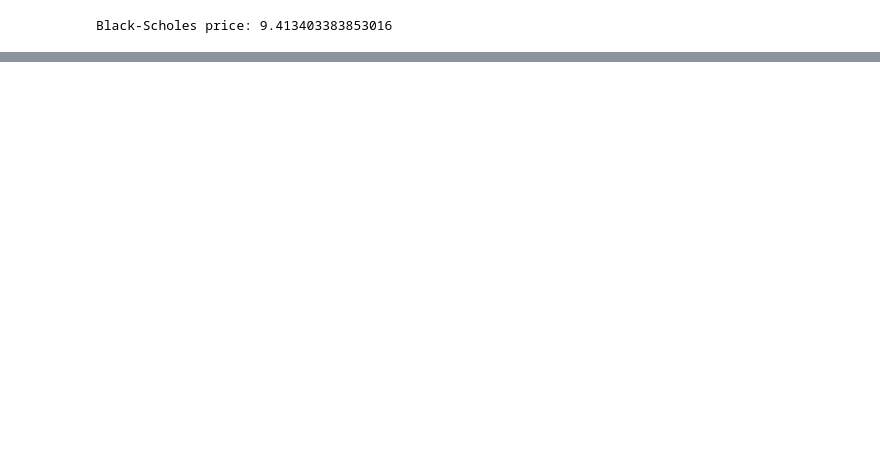
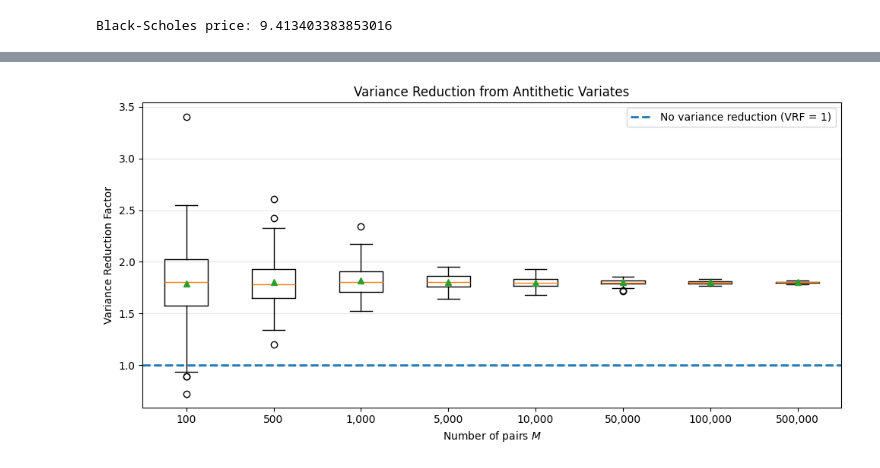
Before and after one commit to tom-fritzdorf/Financial-derivatives, a Jupyter notebook: tom.ipynb, the cells around one changed output, grey strips where cells are left out. Cells and saved outputs as stored; diff of their text form; code cells hidden in the pictures; blank space fills up the shorter version.

```diff
--- a/tom.ipynb
+++ b/tom.ipynb
@@ -214 +278,65 @@ Estimated beta: 0.4991920973744722
 Theoretical beta: 0.5
+# %%
+#antitetich variates
+def antithetic_variates(M):
+    Z = np.random.normal(0,1,M)
+    Z2M = np.random.normal(0,1,2*M)
+
+    ST_p = S0 * np.exp((r - 0.5 * sd**2) * T + sd * np.sqrt(T) * Z)
+    ST_m = S0 * np.exp((r - 0.5 * sd**2) * T - sd * np.sqrt(T) * Z)
+    ST_2M = S0 * np.exp((r - 0.5 * sd**2) * T + sd * np.sqrt(T) * Z2M)
+
+    payoff = np.maximum(ST_2M - K, 0)
+
+    sample_sd = np.std(payoff, ddof=1)
+    sample_sd_error = np.exp(-r * T)*sample_sd/np.sqrt(2 * M)
+
+
+    payoff_anti = np.maximum(ST_p - K, 0) + np.maximum(ST_m - K,0)
+    payoff_anti = 0.5*payoff_anti
+    sample_anti_sd = np.std(payoff_anti, ddof=1)
+    sample_anti_sd_error = np.exp(-r * T)*sample_anti_sd/np.sqrt(M)
+
+
+    Vm_anti_est = np.exp(-r * T)*np.mean(payoff_anti)
+
+    return sample_sd_error, sample_anti_sd_error
+
+VRF_all_list = []
+for M in M_list:
+    VRF_list = []
+    for x in range(R):
+
+        sample_sd_error, sample_anti_sd_error = antithetic_variates(M)
+        var_standard = sample_sd_error**2
+        var_antithetic = sample_anti_sd_error**2
+        VRF = float(var_standard/var_antithetic)
+        VRF_list.append(VRF)
+    VRF_all_list.append(VRF_list)
+
+plt.figure(figsize=(10, 5))
+
+plt.boxplot(
+    VRF_all_list,
+    tick_labels=[f"{M:,}" for M in M_list],
+    showmeans=True
+)
+
+plt.axhline(
+    y=1,
+    linestyle="--",
+    linewidth=2,
+    label="No variance reduction (VRF = 1)"
+)
+
+plt.xlabel("Number of pairs $M$")
+plt.ylabel("Variance Reduction Factor")
+plt.title("Variance Reduction from Antithetic Variates")
+
+plt.grid(True, axis="y", alpha=0.3)
+plt.legend()
+plt.tight_layout()
+
+plt.show()
+# %% [output]
+[figure, added]
```
Also changed, not shown: parts of 2 cells of this notebook.
